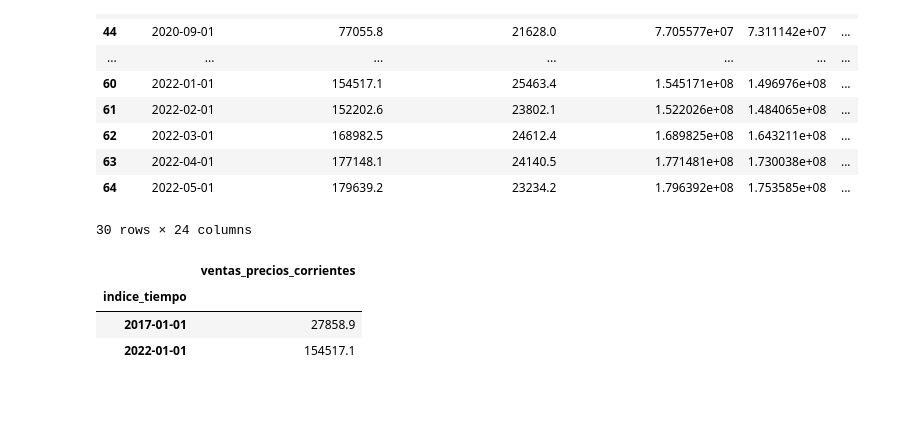
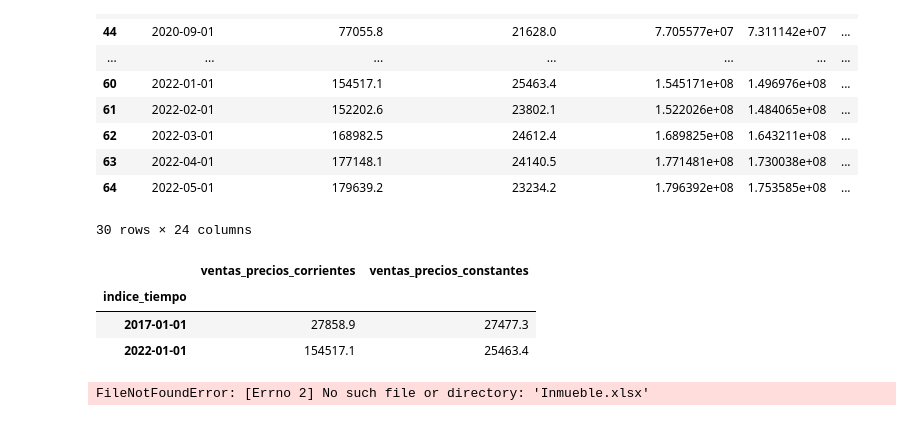
Before and after one commit to MaferLedmar/Reto-1, a Jupyter notebook: 2_Extracción_de_datos.ipynb, the cells around one changed output. Saved outputs shown, nothing was run; the diff lists cells and outputs as text; code cells hidden in the pictures.

```diff
--- a/2_Extracción_de_datos.ipynb
+++ b/2_Extracción_de_datos.ipynb
@@ -153,18 +153,18 @@ filtro9.to_csv("Filtro9.csv")
 # %%
 #Filtro de filas vs columnas
 
 # Para aplicar este filtro SI se requiere tener una columna como índice
 ### df1 = pd.read_csv(io.BytesIO(uploaded['Ventas_totales_supermercados.csv']), index_col=0)
 
 df1 = pd.read_csv('Ventas_totales_supermercados.csv', index_col=0)
 
-filtro4=df1.loc[["2017-01-01","2022-01-01"], ["ventas_precios_corrientes"]]
+filtro4=df1.loc[["2017-01-01","2022-01-01"], ["ventas_precios_corrientes", "ventas_precios_constantes"]]
 filtro4
 # %% [output]
-|  | ventas_precios_corrientes |
-| indice_tiempo |  |
-| 2017-01-01 | 27858.9 |
-| 2022-01-01 | 154517.1 |
+|  | ventas_precios_corrientes | ventas_precios_constantes |
+| indice_tiempo |  |  |
+| 2017-01-01 | 27858.9 | 27477.3 |
+| 2022-01-01 | 154517.1 | 25463.4 |
 # %%
 #Convertir archivo filtrado a CSV
 filtro4.to_csv("Filtro4.csv")
@@ -181,0 +171,7 @@ filtro4.to_csv("Filtro4.csv")
+# %%
+#Crear un Dataframe a partir de fichero Excel
+#instala pip install openpyxl
+df = pd.read_excel('Inmueble.xlsx')
+print (df)
+# %% [output]
+FileNotFoundError: [Errno 2] No such file or directory: 'Inmueble.xlsx'
```
Also changed, not shown: parts of 6 cells of this notebook, 1 other file.
